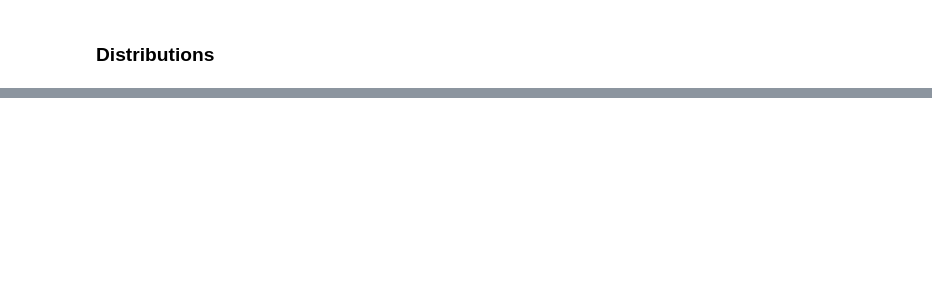
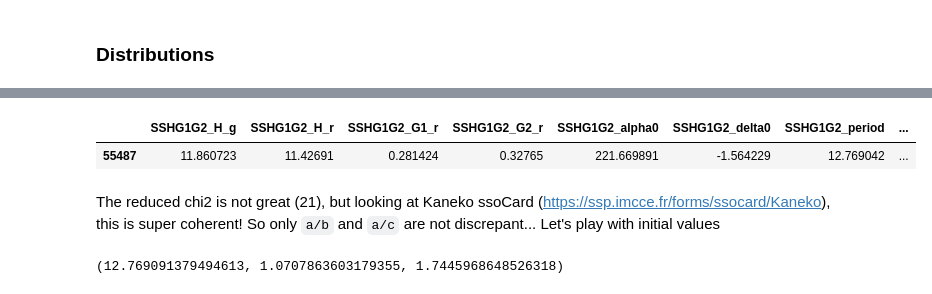
Before and after one commit to astrolabsoftware/fink-spins, a Jupyter notebook: notebooks/periods/shape_analysis_SSHG1G2.ipynb, the cells around one changed output, grey strips where cells are left out. Drawn from its saved outputs; the diff is of its cells as text; code cells hidden in the pictures; blank space fills up the shorter version.

```diff
--- a/notebooks/periods/shape_analysis_SSHG1G2.ipynb
+++ b/notebooks/periods/shape_analysis_SSHG1G2.ipynb
@@ -199,0 +187,8 @@ plt.tight_layout()
+# %%
+cols = ["SSHG1G2_H_g", "SSHG1G2_H_r", "SSHG1G2_G1_r", "SSHG1G2_G2_r", "SSHG1G2_alpha0", "SSHG1G2_delta0", "SSHG1G2_period", "SSHG1G2_phi0", "SSHG1G2_chi2red", "n_obs"]
+ssoft[ssoft["name"] == "Kaneko"][cols]
+# %% [output]
+|  | SSHG1G2_H_g | SSHG1G2_H_r | SSHG1G2_G1_r | SSHG1G2_G2_r | SSHG1G2_alpha0 | SSHG1G2_delta0 | SSHG1G2_period | ... |
+| 55487 | 11.860723 | 11.42691 | 0.281424 | 0.32765 | 221.669891 | -1.564229 | 12.769042 | ... |
+# %% [markdown]
+The reduced chi2 is not great (21), but looking at Kaneko ssoCard (https://ssp.imcce.fr/forms/ssocard/Kaneko), this is super coherent! So only `a/b` and `a/c` are not discrepant... Let's play with initial values
@@ -199,0 +217,38 @@ plt.tight_layout()
+# %%
+# Initial guess is from SHG1G2 in practice -- but play with values
+p0 = [
+    sub.get("SHG1G2_H_g", sub["SHG1G2_H_r"]),
+    sub.get("SHG1G2_G1_g", sub["SHG1G2_G1_r"]),
+    sub.get("SHG1G2_G2_g", sub["SHG1G2_G2_r"]),
+    np.deg2rad(sub["SHG1G2_alpha0"]),
+    np.deg2rad(sub["SHG1G2_delta0"]),
+    sub["SHG1G2_period"] / 24.,
+    1.05,
+    1.05,
+    0.,
+]
+
+bounds = (
+    [0, 0, 0, 0, -np.pi / 2, 2.2 / 24.0, 1, 1, -np.pi / 2],
+    [30, 1, 1, 2 * np.pi, np.pi / 2, 1000, 5, 5, np.pi / 2],
+)
+
+# Constrained Fit
+# in-place replacement of parameters `outdic`
+outdic = estimate_sso_params(
+    pdf['i:magpsf_red'].values,
+    pdf['i:sigmapsf'].values,
+    np.deg2rad(pdf['Phase'].values),
+    pdf['i:fid'].values,
+    ra=np.deg2rad(pdf['i:ra'].values),
+    dec=np.deg2rad(pdf['i:dec'].values),
+    jd=pdf["i:jd"].to_numpy(),
+    p0=p0,
+    bounds=bounds,
+    model='SSHG1G2',
+    normalise_to_V=False
+)
+
+24 * outdic["period"], outdic["a_b"], outdic["a_c"]
+# %% [output]
+(12.769091379494613, 1.0707863603179355, 1.7445968648526318)
```
Also changed, not shown: parts of 10 cells of this notebook, 4 other files.
